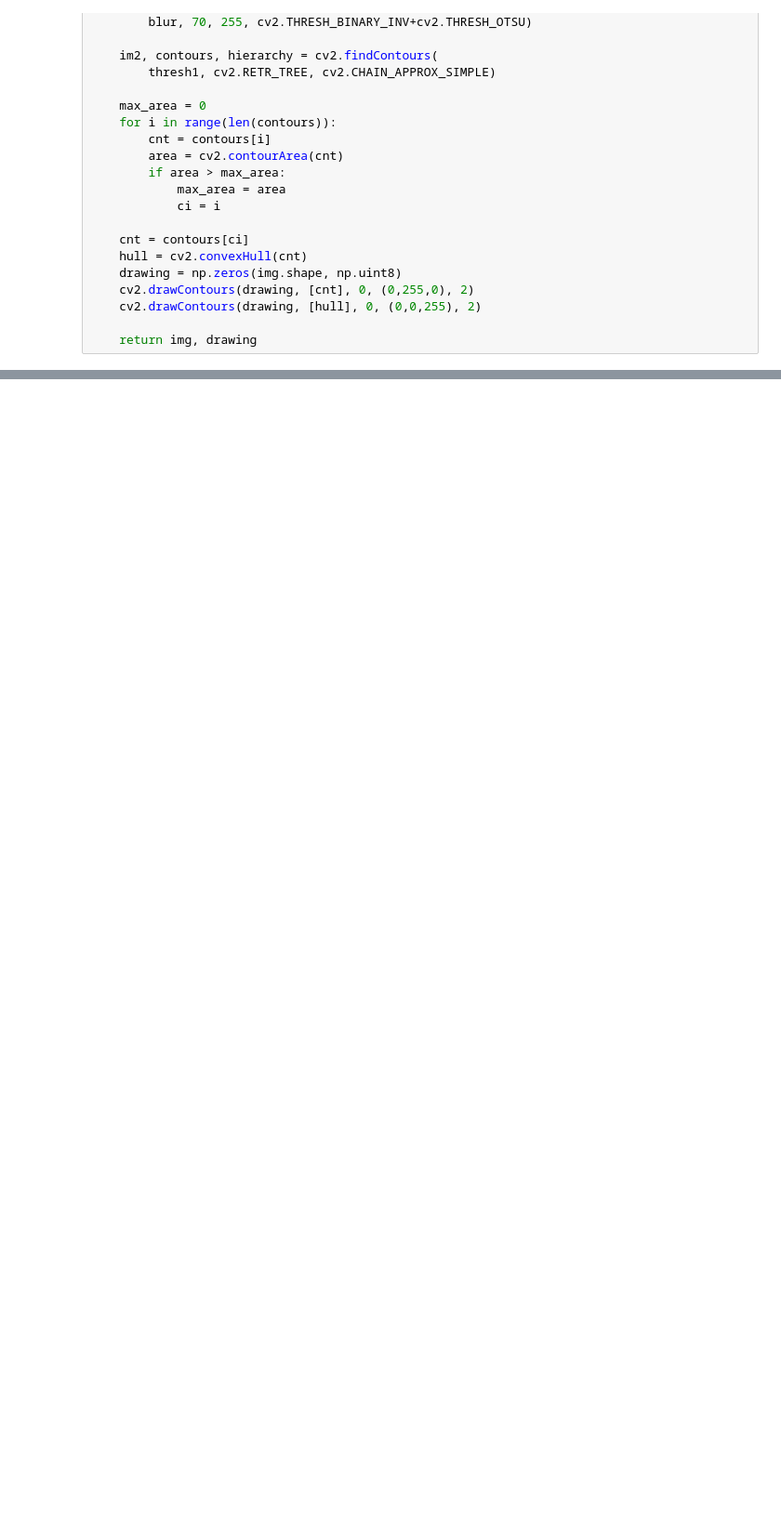
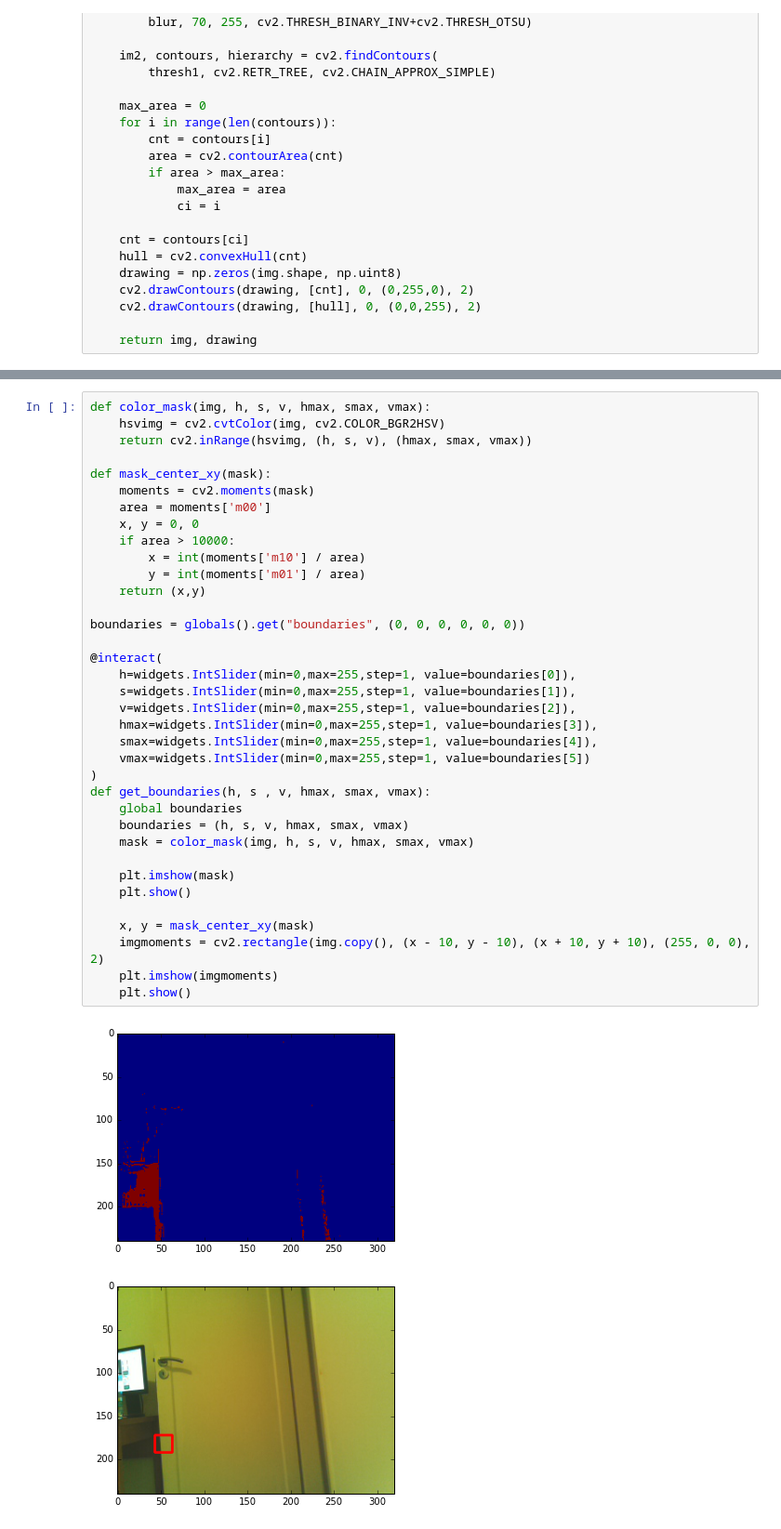
Before and after one commit to perenecabuto/notebooks, a Jupyter notebook: Robot vision.ipynb, the cells around one changed output, grey strips where cells are left out. Shown at 93% size. Cells and saved outputs as stored; diff of their text form; blank space fills up the shorter version.

```diff
--- a/Robot vision.ipynb
+++ b/Robot vision.ipynb
@@ -68,0 +94,39 @@ stream.close()
+# %%
+def color_mask(img, h, s, v, hmax, smax, vmax):
+    hsvimg = cv2.cvtColor(img, cv2.COLOR_BGR2HSV)
+    return cv2.inRange(hsvimg, (h, s, v), (hmax, smax, vmax))
+
+def mask_center_xy(mask):
+    moments = cv2.moments(mask)
+    area = moments['m00']
+    x, y = 0, 0
+    if area > 10000:
+        x = int(moments['m10'] / area)
+        y = int(moments['m01'] / area)
+    return (x,y)
+
+boundaries = globals().get("boundaries", (0, 0, 0, 0, 0, 0))
+
+@interact(
+    h=widgets.IntSlider(min=0,max=255,step=1, value=boundaries[0]),
+    s=widgets.IntSlider(min=0,max=255,step=1, value=boundaries[1]),
+    v=widgets.IntSlider(min=0,max=255,step=1, value=boundaries[2]),
+    hmax=widgets.IntSlider(min=0,max=255,step=1, value=boundaries[3]),
+    smax=widgets.IntSlider(min=0,max=255,step=1, value=boundaries[4]),
+    vmax=widgets.IntSlider(min=0,max=255,step=1, value=boundaries[5])
+)
+def get_boundaries(h, s , v, hmax, smax, vmax):
+    global boundaries
+    boundaries = (h, s, v, hmax, smax, vmax)
+    mask = color_mask(img, h, s, v, hmax, smax, vmax)
+
+    plt.imshow(mask)
+    plt.show()
+
+    x, y = mask_center_xy(mask)
+    imgmoments = cv2.rectangle(img.copy(), (x - 10, y - 10), (x + 10, y + 10), (255, 0, 0), 2)
+    plt.imshow(imgmoments)
+    plt.show()
+# %% [output]
+[figure, added]
+[figure, added]
```
Also changed, not shown: parts of 13 cells of this notebook.
